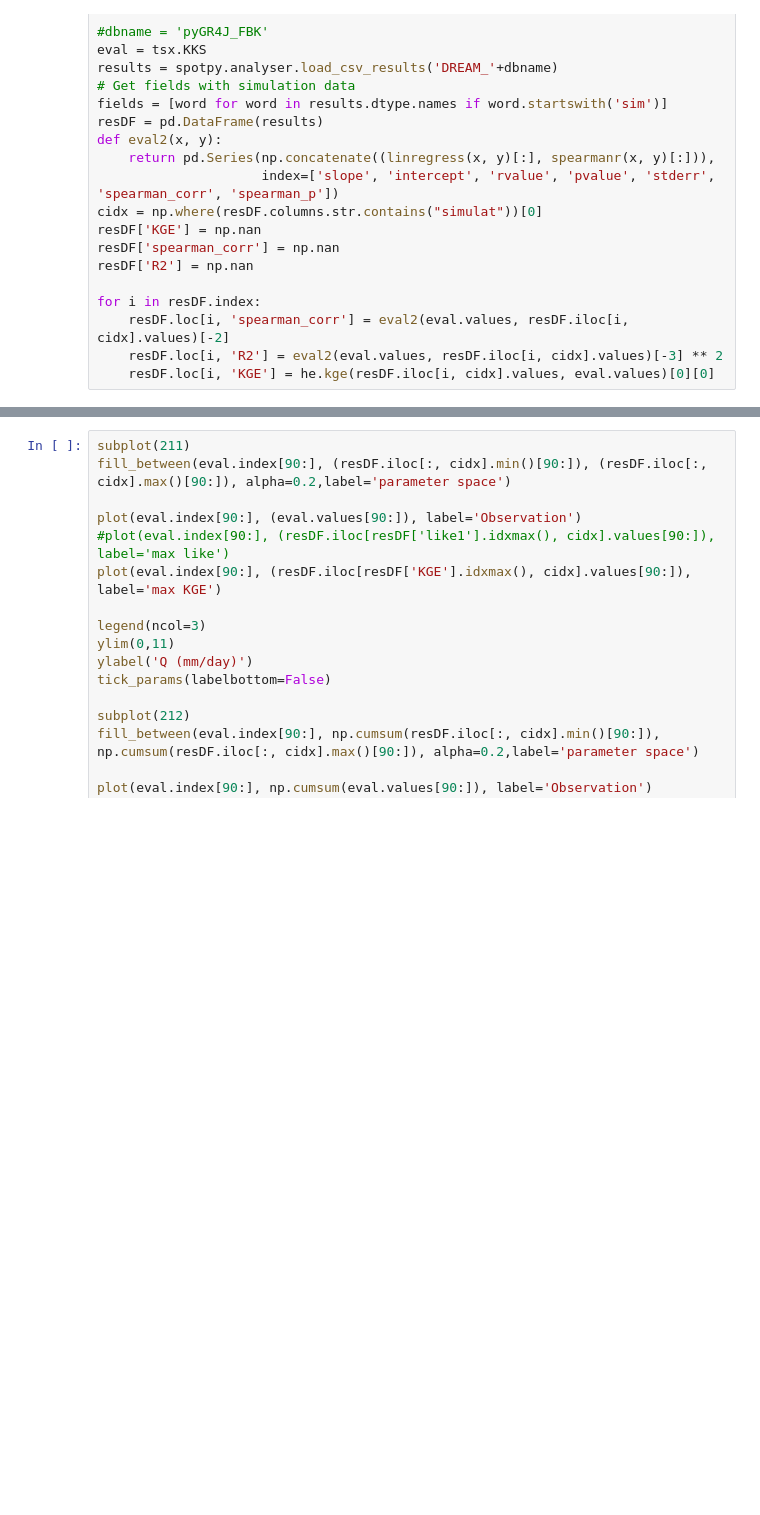
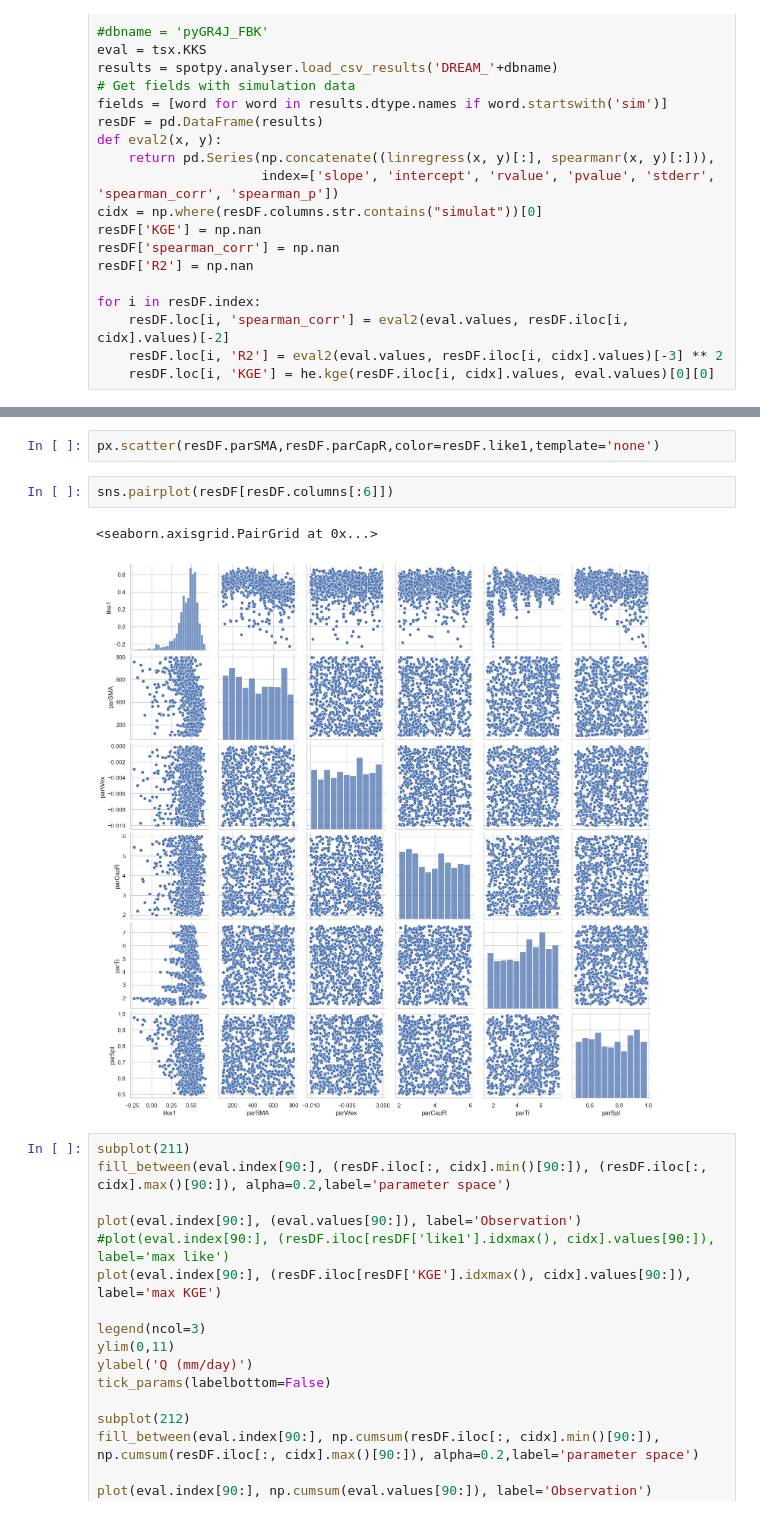
Before and after one commit to cojacoo/hydropedology_lab, a Jupyter notebook: spotpy/DREAM_pyGR4J_KKS.ipynb, the cells around one changed output, grey strips where cells are left out. Drawn from its saved outputs; the diff is of its cells as text; blank space fills up the shorter version.

```diff
--- a/spotpy/DREAM_pyGR4J_KKS.ipynb
+++ b/spotpy/DREAM_pyGR4J_KKS.ipynb
@@ -173,3 +214,10 @@ legend()
+# %%
+px.scatter(resDF.parSMA,resDF.parCapR,color=resDF.like1,template='none')
+# %%
+sns.pairplot(resDF[resDF.columns[:6]])
+# %% [output]
+<seaborn.axisgrid.PairGrid at 0x...>
+[figure, added]
 # %%
 subplot(211)
 fill_between(eval.index[90:], (resDF.iloc[:, cidx].min()[90:]), (resDF.iloc[:, cidx].max()[90:]), alpha=0.2,label='parameter space')
```
Also changed, not shown: parts of 12 cells of this notebook, 3 other files.
